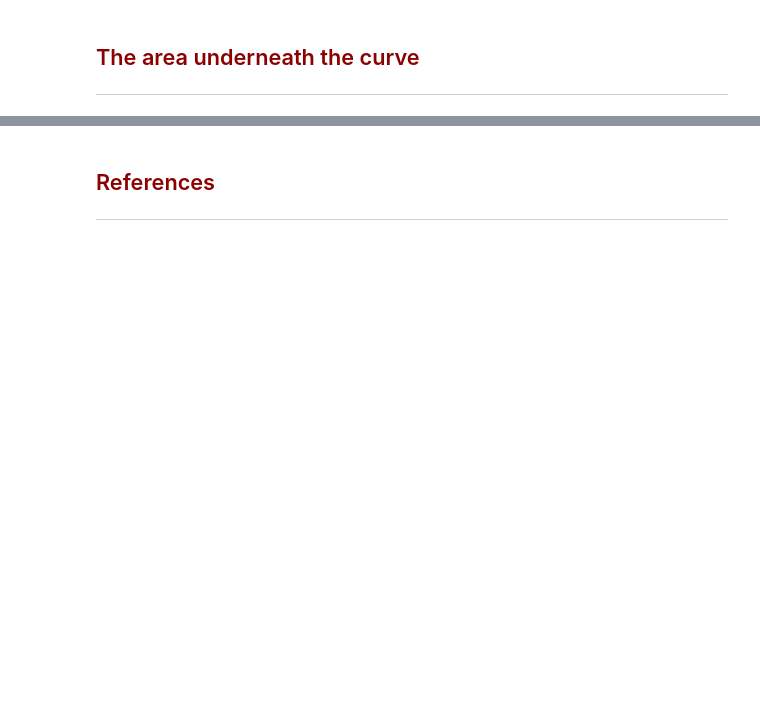
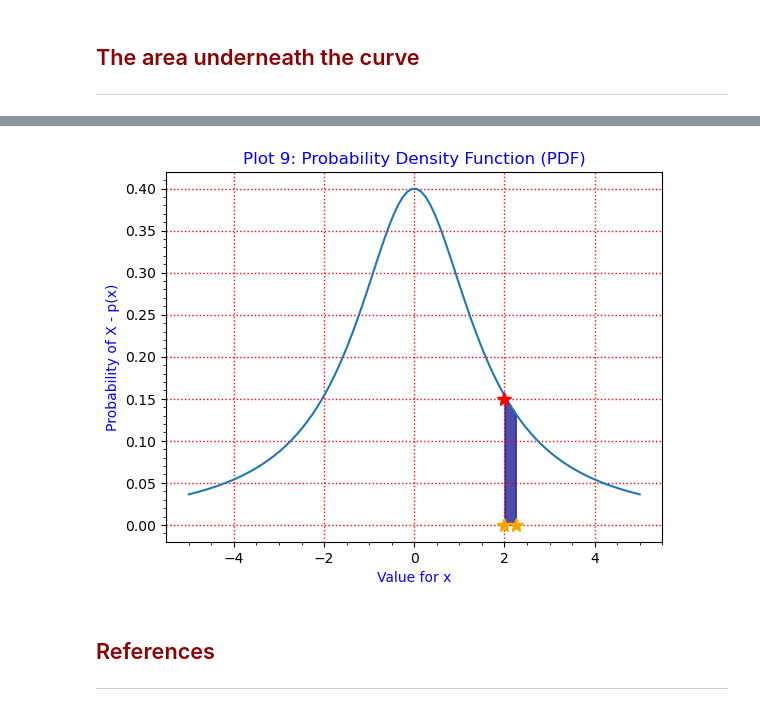
Before and after one commit to OCorry/funddaata2022-assessment, a Jupyter notebook: Practicals/Normal-Distribution-Notebook.ipynb, the cells around one changed output, grey strips where cells are left out. Cells and saved outputs as stored; diff of their text form; code cells hidden in the pictures; blank space fills up the shorter version.

```diff
--- a/Practicals/Normal-Distribution-Notebook.ipynb
+++ b/Practicals/Normal-Distribution-Notebook.ipynb
@@ -286,3 +289,24 @@ $ P(a\leq X \geq b) = \int_{a}^b f_{x}({x})dx$
+# %%
+x = np.linspace(-5,5,100)
+x_int=np.linspace(2,2.25)
+
+y = 1/(2.5+x**2)
+y_int= 1/(2.5+x_int **2)
+
+plt.plot(x,y)
+plt.grid(True)
+plt.title("Plot 9: Probability Density Function (PDF)", color='Blue')
+plt.xlabel("Value for x",color ='Blue')
+plt.ylabel("Probability of X - p(x)", color='Blue')
+plt.fill_between(x_int, y_int, color ='darkblue', alpha =0.7)
+plt.minorticks_on() # https://www.delftstack.com/howto/matplotlib/minor-ticks-in-matplotlib/
+plt.plot(2, 0.15, marker="*", markersize=10, color="red")# https://tidypython.com/how-to-plot-a-single-point-in-matplotlib-python/
+plt.plot(2, 0.0, marker="*", markersize=10, color="orange")
+plt.plot(2.25, 0.0, marker="*", markersize=10, color="orange")
+plt.show()
+# code sourced from: https://www.youtube.com/watch?v=rTKNLQ5khfY
+# %% [output]
+[figure, added]
 # %% [markdown]
 ## <font color=darkred>References</font>
 ***
```
Also changed, not shown: parts of 7 cells of this notebook.
